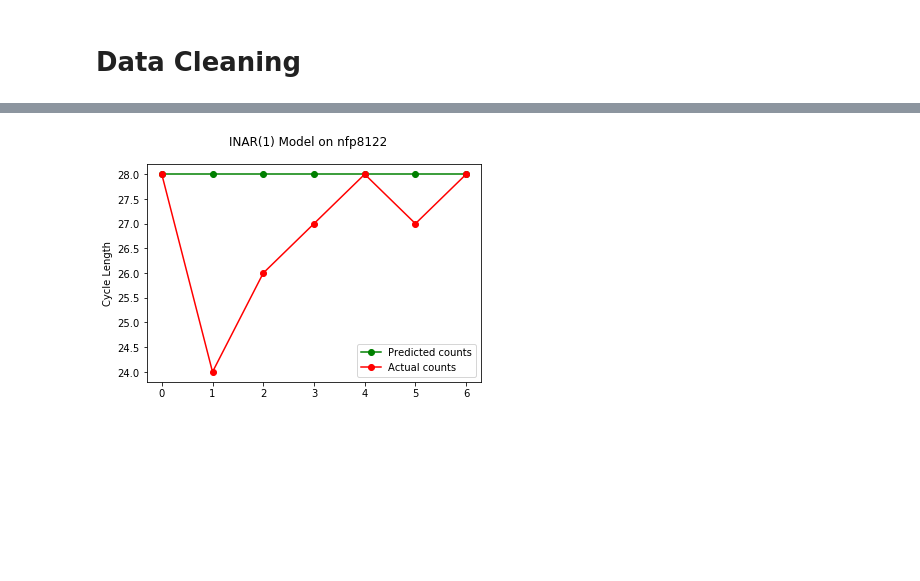
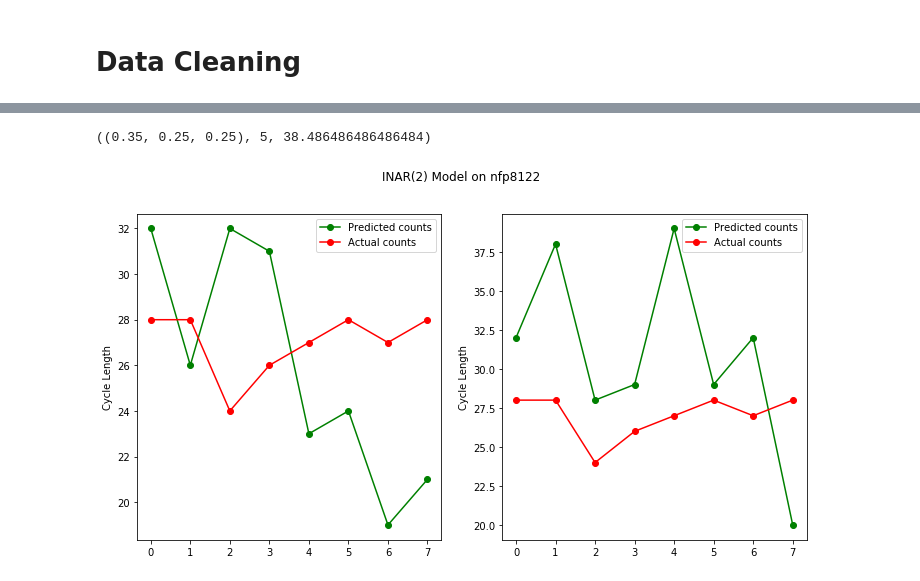
Before and after one commit to Annikaking00/Time-Series-Project, a Jupyter notebook: IMAR.ipynb, the cells around one changed output, grey strips where cells are left out. Saved outputs shown, nothing was run; the diff lists cells and outputs as text; code cells hidden in the pictures; blank space fills up the shorter version.

```diff
--- a/IMAR.ipynb
+++ b/IMAR.ipynb
@@ -136,13 +54,51 @@ inar_predictions = np.round(inar_model_results.predict(exog=temp_X_test))
+# %%
+### grid search for parameters
+
+
+alphas  = [(.35,.25,.25),(.35,.25,.12),(.25,.25,.25),(.5,.25,.25),(.8,.1,.1)]
+
+
+means = [1,2,3,4,5]
+pred = [y_train[0],y_train[1], y_train[2]]
+
+min_score = np.inf
+
+for alpha in alphas:
+
+    for mu in means:
+
+        prediction = Predict(pred,34,alpha,mu) #try to match training set
+        score = MSE(y_train,prediction) #use MSE to see how far from actual training set
+        if score < min_score:
+            best_params = (alpha, mu)
+            min_score = score
+# %%
+#print(best_params)
+alpha, mu = best_params
+# %%
+alpha,mu, min_score
+# %% [output]
+((0.35, 0.25, 0.25), 5, 38.486486486486484)
+# %%
+pred = [y_train[-3], y_train[-2], y_train[-1]]
+total1 = np.array(Predict(pred,8,alpha,mu))[3:]
+total2 = np.array(Predict(pred,8,alpha,mu))[3:]
 # %%
-predicted_counts=inar_predictions
+#predicted_counts=inar_predictions
 actual_counts = y_test.reshape(1,-1)[0]
-fig = plt.figure(figsize = (6,4))
-fig.suptitle("INAR(1) Model on nfp8122")
-predicted, = plt.plot( predicted_counts, 'go-', label='Predicted counts')
+fig = plt.figure(figsize = (12,6))
+fig.suptitle("INAR(2) Model on nfp8122")
+plt.subplot(121)
+predicted, = plt.plot( total1, 'go-', label='Predicted counts')
 actual, = plt.plot( actual_counts, 'ro-', label='Actual counts')
 plt.ylabel("Cycle Length")
 plt.legend(handles=[predicted, actual])
-plt.savefig("INAR_nfp8122")
+plt.subplot(122)
+predicted, = plt.plot( total2, 'go-', label='Predicted counts')
+actual, = plt.plot( actual_counts, 'ro-', label='Actual counts')
+plt.ylabel("Cycle Length")
+plt.legend(handles=[predicted, actual])
+plt.savefig("INAR_nfp8122_model_1")
 plt.show()
 # %% [output]
-[figure, old version]
+[figure, new version]
```
Also changed, not shown: parts of 19 cells of this notebook.
